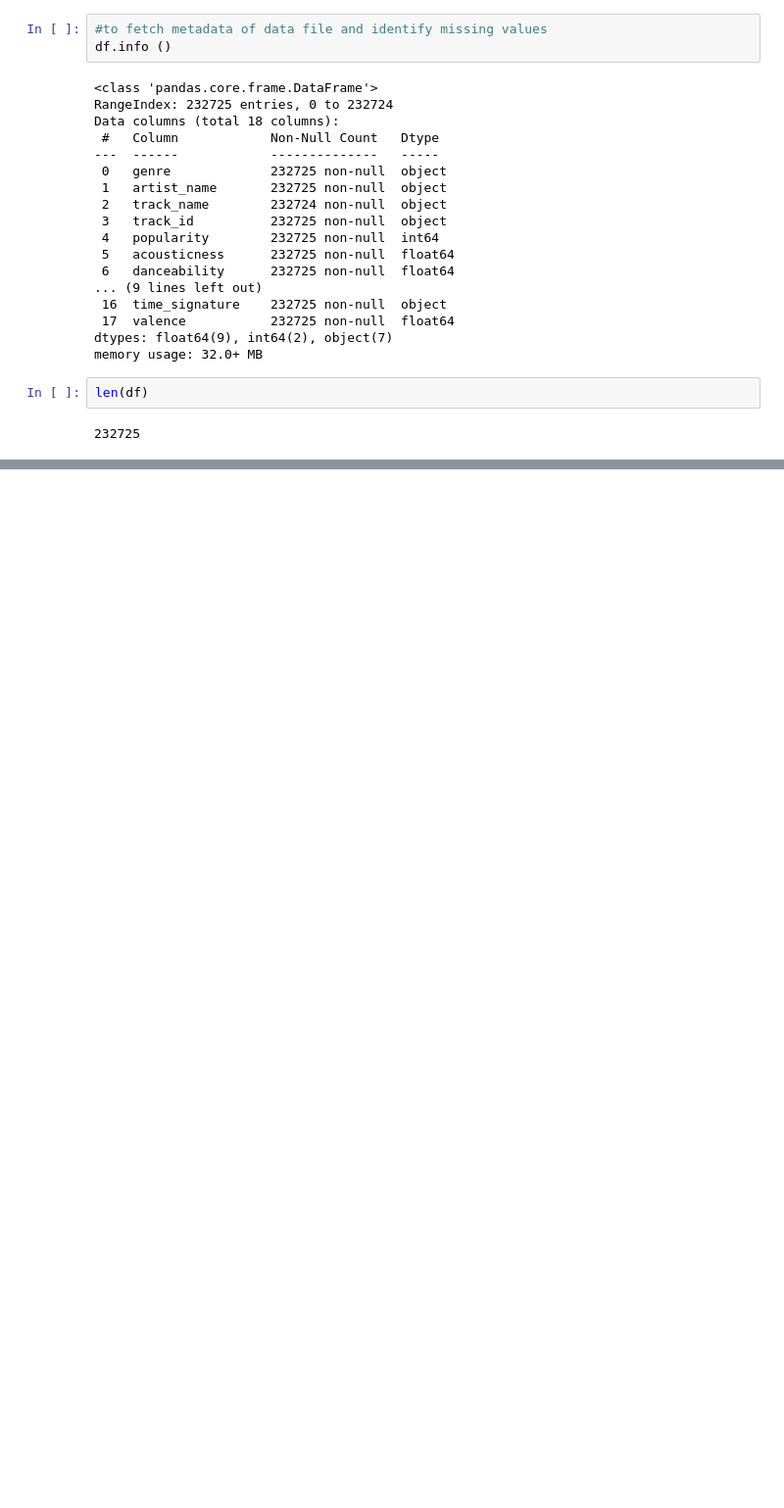
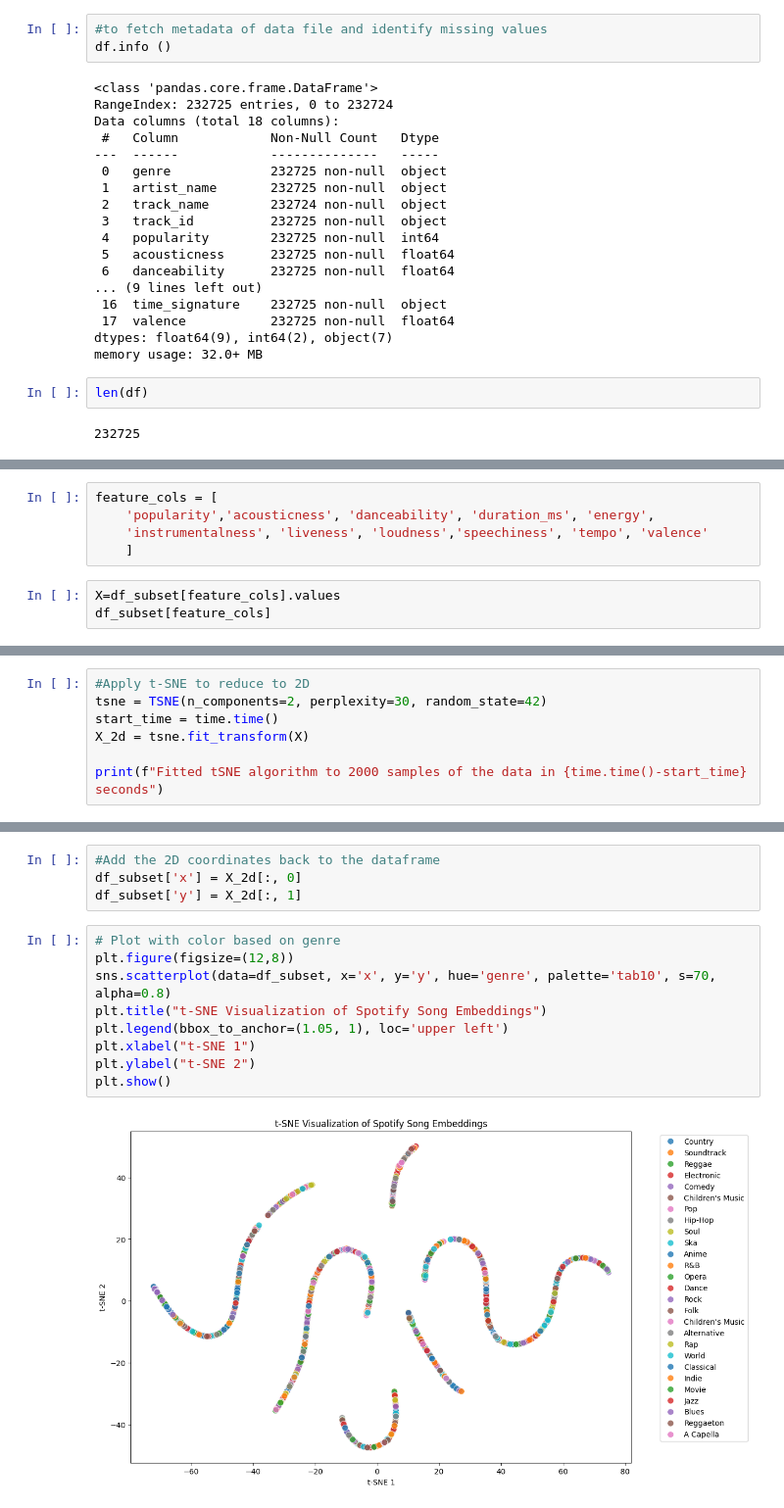
Before and after one commit to kayeneii/AISOC-Tutorials, a Jupyter notebook: AISOC_Vector_Embeddings.ipynb, the cells around one changed output, grey strips where cells are left out. Shown at 98% size. Cells and saved outputs as stored; diff of their text form; blank space fills up the shorter version.

```diff
--- a/AISOC_Vector_Embeddings.ipynb
+++ b/AISOC_Vector_Embeddings.ipynb
@@ -72,0 +82,8 @@ df_subset.head()
+# %%
+feature_cols = [
+    'popularity','acousticness', 'danceability', 'duration_ms', 'energy',
+    'instrumentalness', 'liveness', 'loudness','speechiness', 'tempo', 'valence'
+    ]
+# %%
+X=df_subset[feature_cols].values
+df_subset[feature_cols]
@@ -72,0 +113,7 @@ df_subset.head()
+# %%
+#Apply t-SNE to reduce to 2D
+tsne = TSNE(n_components=2, perplexity=30, random_state=42)
+start_time = time.time()
+X_2d = tsne.fit_transform(X)
+
+print(f"Fitted tSNE algorithm to 2000 samples of the data in {time.time()-start_time} seconds")
@@ -72,0 +132,15 @@ df_subset.head()
+# %%
+#Add the 2D coordinates back to the dataframe
+df_subset['x'] = X_2d[:, 0]
+df_subset['y'] = X_2d[:, 1]
+# %%
+# Plot with color based on genre
+plt.figure(figsize=(12,8))
+sns.scatterplot(data=df_subset, x='x', y='y', hue='genre', palette='tab10', s=70, alpha=0.8)
+plt.title("t-SNE Visualization of Spotify Song Embeddings")
+plt.legend(bbox_to_anchor=(1.05, 1), loc='upper left')
+plt.xlabel("t-SNE 1")
+plt.ylabel("t-SNE 2")
+plt.show()
+# %% [output]
+[figure, added]
```
Also changed, not shown: parts of 7 cells of this notebook.
